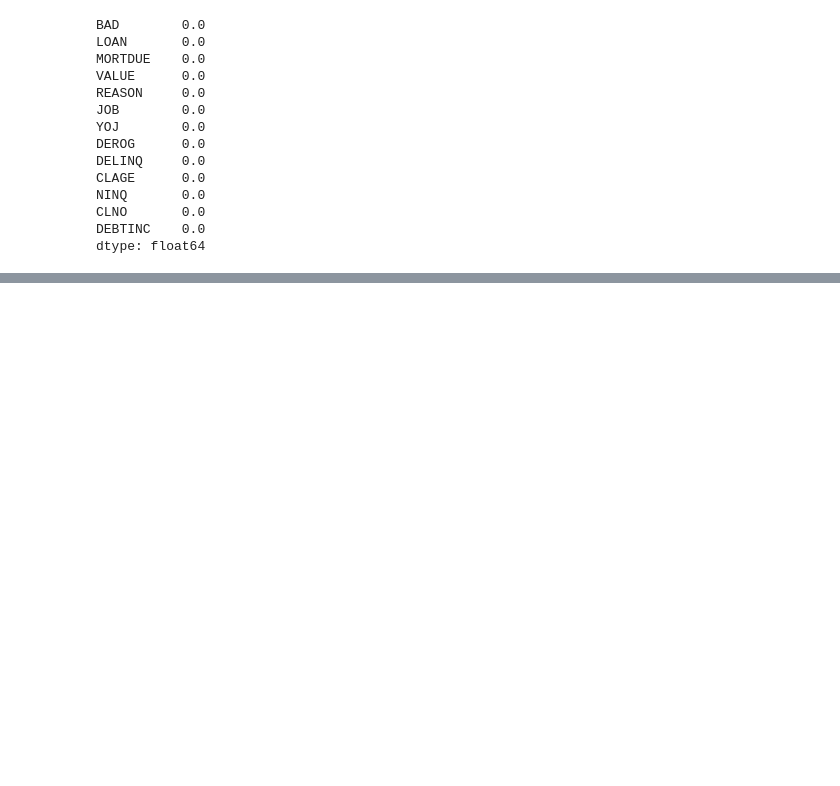
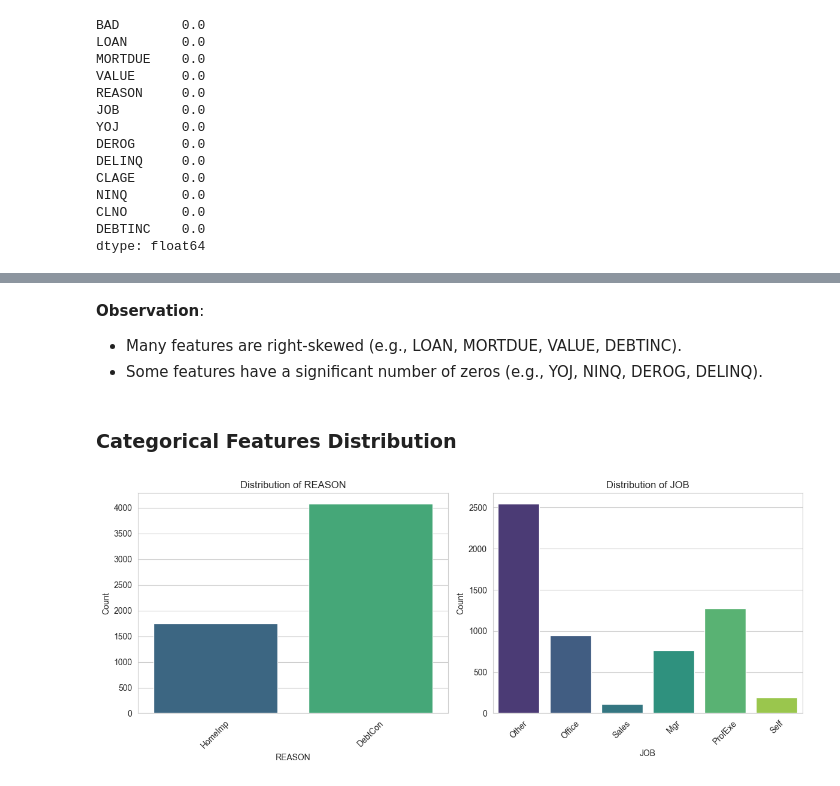
Before and after one commit to JoshuaPaul-lasisi/Credit-Risk-Assessment, a Jupyter notebook: notebook.ipynb, the cells around one changed output, grey strips where cells are left out. Drawn from its saved outputs; the diff is of its cells as text; code cells hidden in the pictures; blank space fills up the shorter version.

```diff
--- a/notebook.ipynb
+++ b/notebook.ipynb
@@ -150,0 +216,25 @@ dtype: float64
+# %% [markdown]
+**Observation**:
+
+- Many features are right-skewed (e.g., LOAN, MORTDUE, VALUE, DEBTINC).
+- Some features have a significant number of zeros (e.g., YOJ, NINQ, DEROG, DELINQ).
+# %% [markdown]
+### Categorical Features Distribution
+# %%
+# Bar plots for categorical features
+categorical_features = ['REASON', 'JOB']
+
+plt.figure(figsize=(12, 5))
+
+for i, col in enumerate(categorical_features):
+    plt.subplot(1, 2, i+1)
+    sns.countplot(x=col, data=credit, palette='viridis')
+    plt.xticks(rotation=45)
+    plt.title(f'Distribution of {col}')
+    plt.xlabel(col)
+    plt.ylabel('Count')
+
+plt.tight_layout()
+plt.show()
+# %% [output]
+[figure, added]
```
Also changed, not shown: parts of 61 cells of this notebook.
